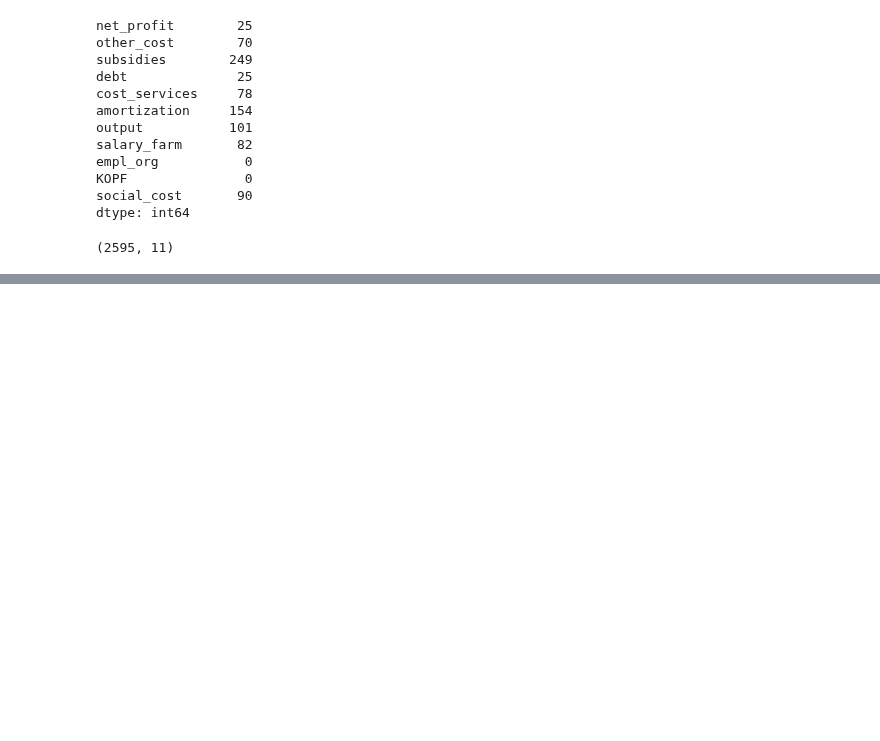
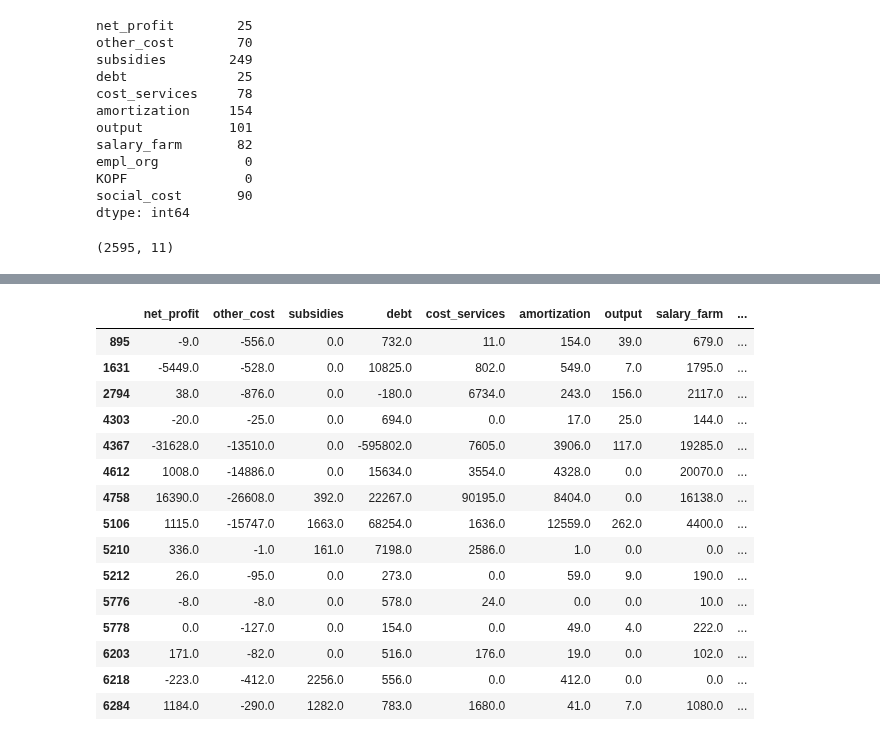
Before and after one commit to SergeyHSE/LinearRegressor.github.io, a Jupyter notebook: RegressionAnalysis.ipynb, the cells around one changed output, grey strips where cells are left out. Cells and saved outputs as stored; diff of their text form; code cells hidden in the pictures; blank space fills up the shorter version.

```diff
--- a/RegressionAnalysis.ipynb
+++ b/RegressionAnalysis.ipynb
@@ -193,0 +209,20 @@ livestock.describe()
+# %%
+anomaly_cost = livestock[(livestock['other_cost'] < 0)]
+anomaly_cost
+# %% [output]
+|  | net_profit | other_cost | subsidies | debt | cost_services | amortization | output | salary_farm | ... |
+| 895 | -9.0 | -556.0 | 0.0 | 732.0 | 11.0 | 154.0 | 39.0 | 679.0 | ... |
+| 1631 | -5449.0 | -528.0 | 0.0 | 10825.0 | 802.0 | 549.0 | 7.0 | 1795.0 | ... |
+| 2794 | 38.0 | -876.0 | 0.0 | -180.0 | 6734.0 | 243.0 | 156.0 | 2117.0 | ... |
+| 4303 | -20.0 | -25.0 | 0.0 | 694.0 | 0.0 | 17.0 | 25.0 | 144.0 | ... |
+| 4367 | -31628.0 | -13510.0 | 0.0 | -595802.0 | 7605.0 | 3906.0 | 117.0 | 19285.0 | ... |
+| 4612 | 1008.0 | -14886.0 | 0.0 | 15634.0 | 3554.0 | 4328.0 | 0.0 | 20070.0 | ... |
+| 4758 | 16390.0 | -26608.0 | 392.0 | 22267.0 | 90195.0 | 8404.0 | 0.0 | 16138.0 | ... |
+| 5106 | 1115.0 | -15747.0 | 1663.0 | 68254.0 | 1636.0 | 12559.0 | 262.0 | 4400.0 | ... |
+| 5210 | 336.0 | -1.0 | 161.0 | 7198.0 | 2586.0 | 1.0 | 0.0 | 0.0 | ... |
+| 5212 | 26.0 | -95.0 | 0.0 | 273.0 | 0.0 | 59.0 | 9.0 | 190.0 | ... |
+| 5776 | -8.0 | -8.0 | 0.0 | 578.0 | 24.0 | 0.0 | 0.0 | 10.0 | ... |
+| 5778 | 0.0 | -127.0 | 0.0 | 154.0 | 0.0 | 49.0 | 4.0 | 222.0 | ... |
+| 6203 | 171.0 | -82.0 | 0.0 | 516.0 | 176.0 | 19.0 | 0.0 | 102.0 | ... |
+| 6218 | -223.0 | -412.0 | 2256.0 | 556.0 | 0.0 | 412.0 | 0.0 | 0.0 | ... |
+| 6284 | 1184.0 | -290.0 | 1282.0 | 783.0 | 1680.0 | 41.0 | 7.0 | 1080.0 | ... |
```
Also changed, not shown: parts of 2 cells of this notebook.
